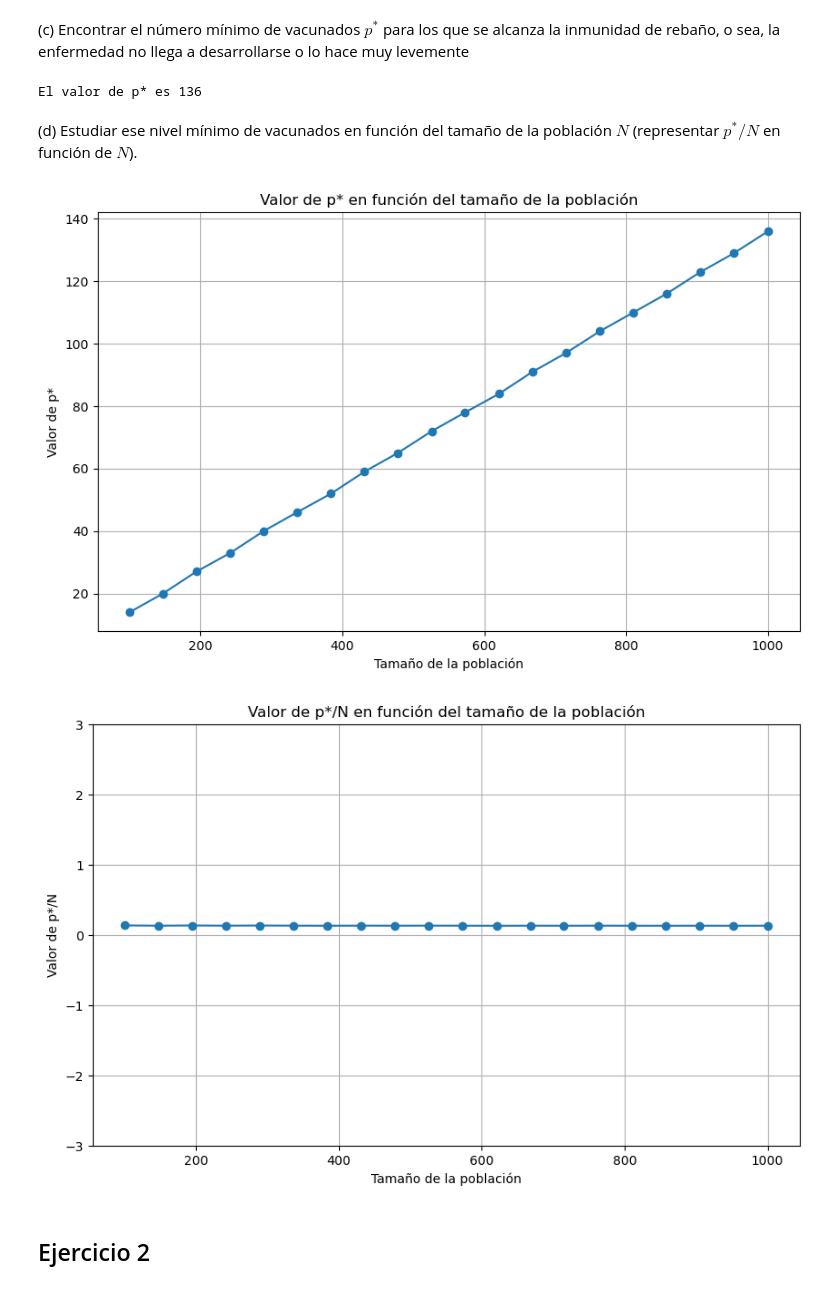
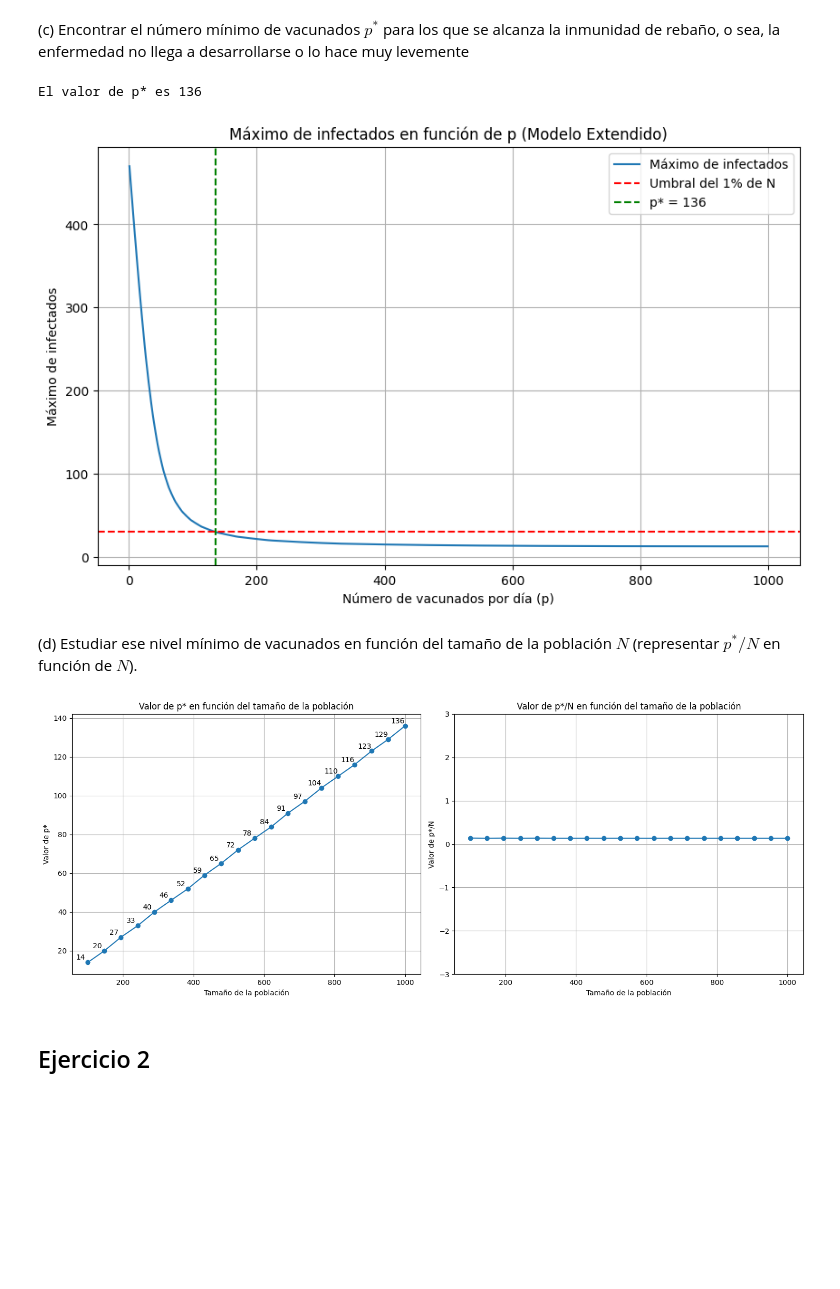
Before and after one commit to SimSocLab/Modelos_Compartimentales_Tiempo_Discreto, a Jupyter notebook: Modelos_Compartimentales_Tiempo_Discreto.ipynb, the cells around one changed output. Drawn from its saved outputs; the diff is of its cells as text; code cells hidden in the pictures; blank space fills up the shorter version.

```diff
--- a/Modelos_Compartimentales_Tiempo_Discreto.ipynb
+++ b/Modelos_Compartimentales_Tiempo_Discreto.ipynb
@@ -447,18 +441,35 @@ R0 = 0 * N
 y0_constant = [S0, I0, R0]
 
 p_values = np.arange(1, N, 1)
+max_infected_values = []
 p_star_value = None
 
 for p in p_values:
     threshold = N * 0.03
     S, I, R = simulate_const_vaccination(y0_constant, t, beta, gamma, N, p)
     if max(I) < threshold:
-        p_star_value = p
-        break
+        if p_star_value is None:
+            p_star_value = p
+    max_infected_values.append(max(I))
+
 
 print(f"El valor de p* es {p_star_value}")
+
+# Gráfica del máximo de infectados en función de p
+plt.figure(figsize=(10,6))
+plt.plot(p_values, max_infected_values, label='Máximo de infectados')
+plt.axhline(y=threshold, color='r', linestyle='--', label='Umbral del 1% de N')
+if p_star_value is not None:
+    plt.axvline(x=p_star_value, color='g', linestyle='--', label=f'p* = {p_star_value}')
+plt.xlabel('Número de vacunados por día (p)')
+plt.ylabel('Máximo de infectados')
+plt.title('Máximo de infectados en función de p (Modelo Extendido)')
+plt.legend()
+plt.grid()
+plt.show()
 # %% [output]
 El valor de p* es 136
+[figure, added]
 # %% [markdown]
 (d) Estudiar ese nivel mínimo de vacunados en función del tamaño de la población $N$ (representar $p^*/N$ en función de $N$).
 # %%
@@ -497,25 +508,31 @@ for N in N_list:
             p_star_N_values.append(p/N)
             break
 # %%
-plt.figure(figsize=(10, 6))
-plt.plot(N_list, p_star_values, 'o-')
-plt.xlabel('Tamaño de la población')
-plt.ylabel('Valor de p*')
-plt.title('Valor de p* en función del tamaño de la población')
-plt.grid()
+# Crea una figura con dos subplots
+fig, axs = plt.subplots(1, 2, figsize=(15, 6))
+
+# Primera gráfica: p* en función de N
+axs[0].plot(N_list, p_star_values, 'o-')
+axs[0].set_xlabel('Tamaño de la población')
+axs[0].set_ylabel('Valor de p*')
+axs[0].set_title('Valor de p* en función del tamaño de la población')
+for i in range(len(N_list)):
+    axs[0].text(N_list[i]-20, p_star_values[i] + 0.5, f"{p_star_values[i]}", ha='center', va='bottom')
+axs[0].grid()
+
+# Segunda gráfica: p*/N en función de N con y-limit
+axs[1].plot(N_list, p_star_N_values, 'o-')
+axs[1].set_xlabel('Tamaño de la población')
+axs[1].set_ylabel('Valor de p*/N')
+axs[1].set_title('Valor de p*/N en función del tamaño de la población')
+axs[1].set_ylim(-3, 3)
+axs[1].grid()
+
+# Ajusta el layout y muestra la figura
+plt.tight_layout()
 plt.show()
-
-plt.figure(figsize=(10, 6))
-plt.plot(N_list, p_star_N_values, 'o-')
-plt.xlabel('Tamaño de la población')
-plt.ylabel('Valor de p*/N')
-plt.title('Valor de p*/N en función del tamaño de la población')
-plt.ylim(-3, 3)
-plt.grid()
-plt.show()
 # %% [output]
-[figure, old version]
+[figure, new version]
-[figure, removed]
 # %% [markdown]
 ## Ejercicio 2
 # %% [markdown]
```
Also changed, not shown: parts of 4 cells of this notebook.
